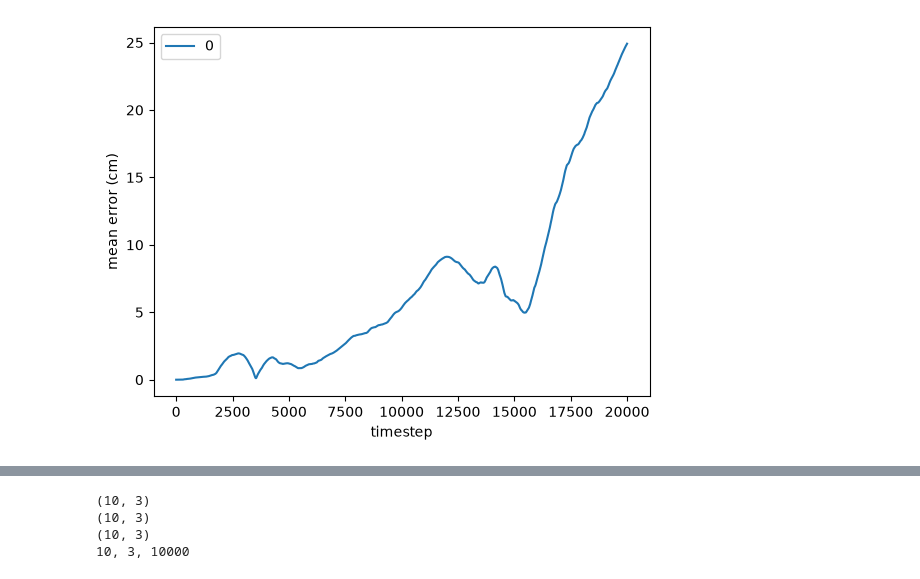
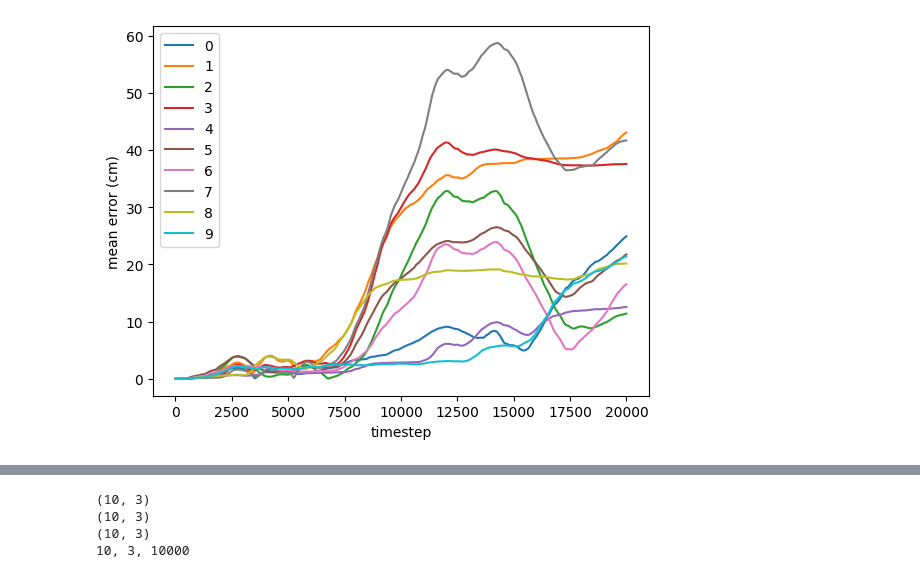
Before and after one commit to SoapingYou/a-bu-tism, a Jupyter notebook: Experimental_Trials_Aim_1.ipynb, the cells around one changed output, grey strips where cells are left out. Drawn from its saved outputs; the diff is of its cells as text; code cells hidden in the pictures.

```diff
--- a/Experimental_Trials_Aim_1.ipynb
+++ b/Experimental_Trials_Aim_1.ipynb
@@ -57,18 +56,17 @@ the mouse moved this far: 423.6262484642674
 # %%
 #plot error over time
 x = np.arange(sim) # this only works now in this specific case bc error_freq=1
 y = np.mean(baseline_errors_over_time, axis=0)
 y_list = baseline_errors_over_time
 
-#y=master.error_over_time_i
-for i in range(1):
+for i in range(10):
     plt.plot(x,y_list[i],label=i)
 plt.xlabel('timestep')
 plt.ylabel('mean error (cm)')
 plt.legend()
 plt.show()
 # %% [output]
-[figure, old version]
+[figure, new version]
 # %%
 #plot true path vs sim path over time
 
```
Also changed, not shown: parts of 6 cells of this notebook, 3 other files.
